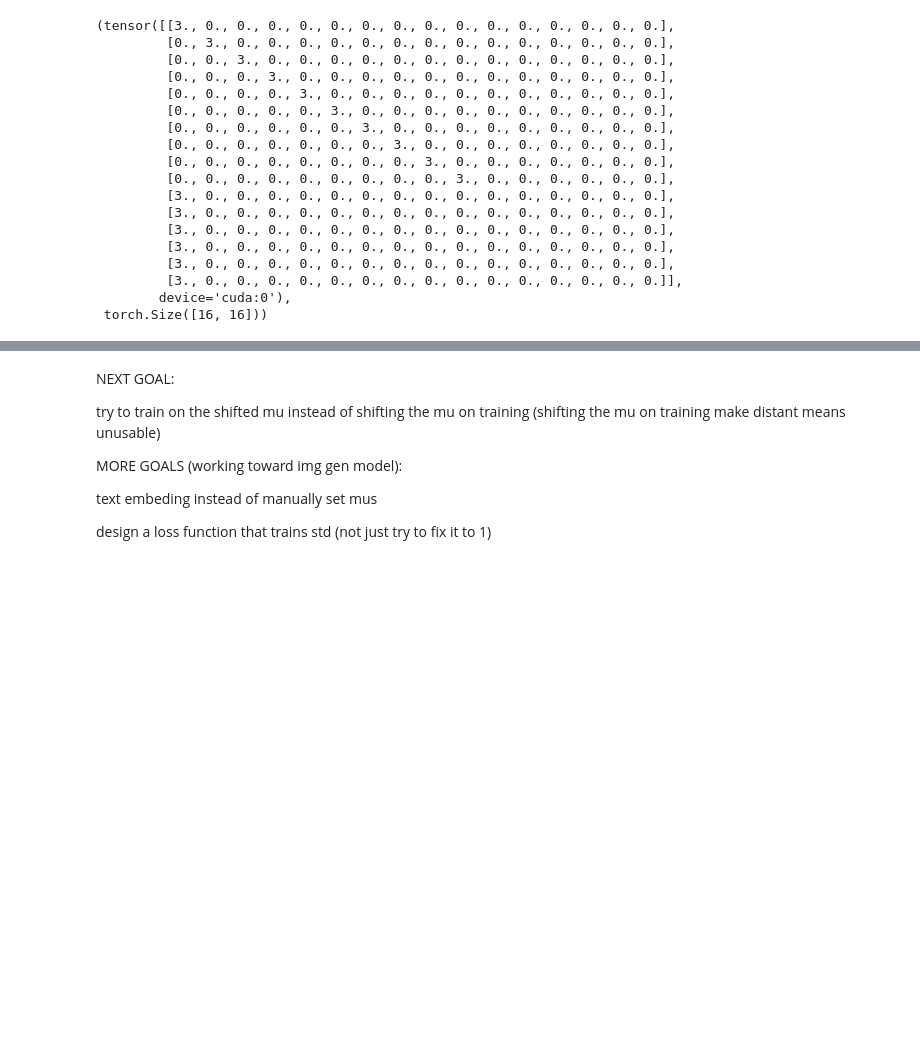
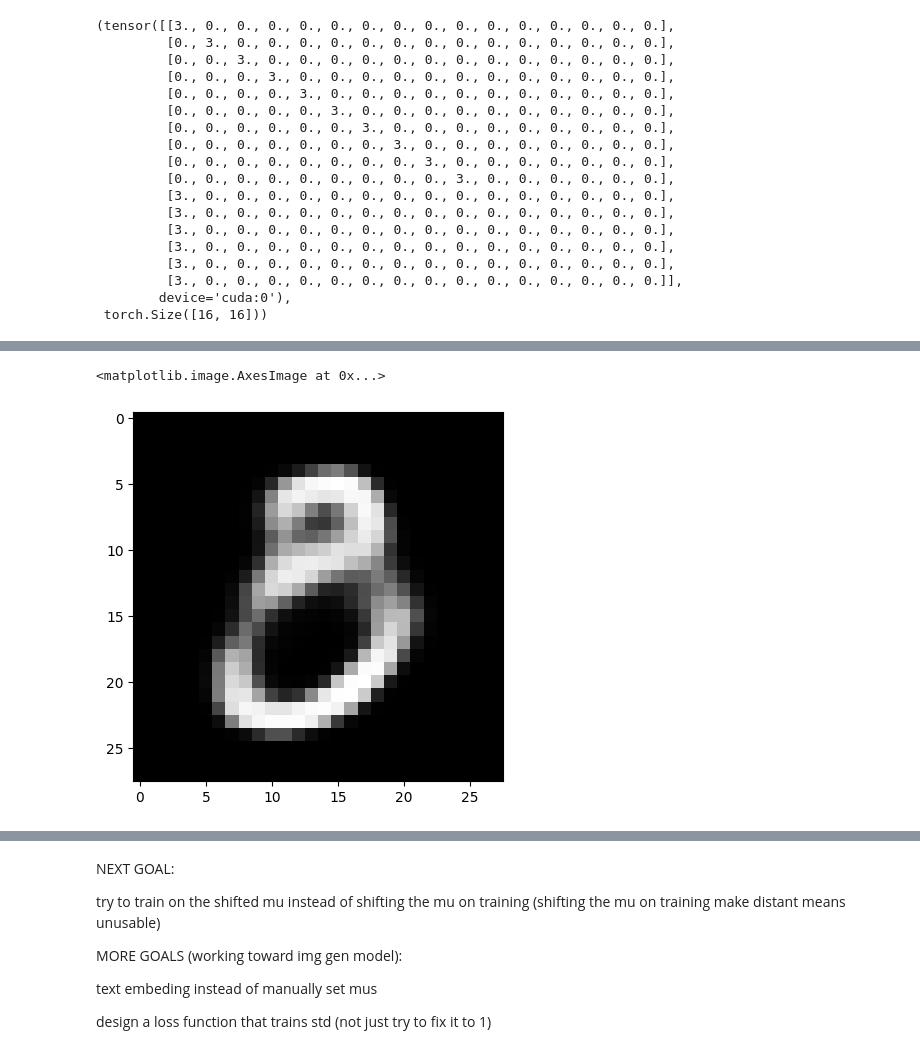
Before and after one commit to kasjfksj/conditional-biased-VAE, a Jupyter notebook: CDVAE_mnist_yuanjv_0.ipynb, the cells around one changed output, grey strips where cells are left out. Drawn from its saved outputs; the diff is of its cells as text; code cells hidden in the pictures; blank space fills up the shorter version.

```diff
--- a/CDVAE_mnist_yuanjv_0.ipynb
+++ b/CDVAE_mnist_yuanjv_0.ipynb
@@ -264,3 +247,10 @@ plt.imshow(model.decode((I[0]+I[3])*0.5).cpu().view(*img_shape).detach().numpy()
+# %%
+#sum 0 and 3
+
+plt.imshow(model.decode(I[0]+I[3]).cpu().view(*img_shape).detach().numpy(), cmap='gray')
+# %% [output]
+<matplotlib.image.AxesImage at 0x...>
+[figure, added]
 # %%
 def sample(num,std=0.25):
     return I[num]+torch.normal(0,std,size=(1,Z_DIM)).to(device)
```
Also changed, not shown: parts of 5 cells of this notebook.
